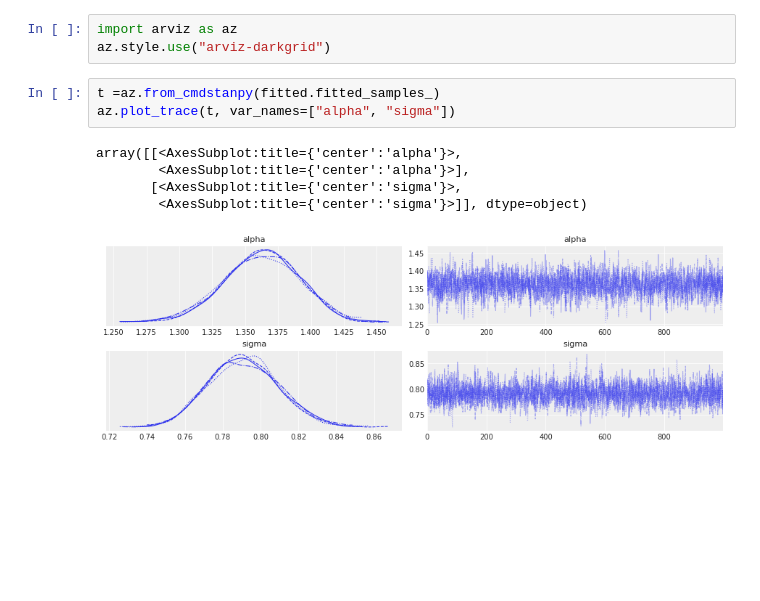
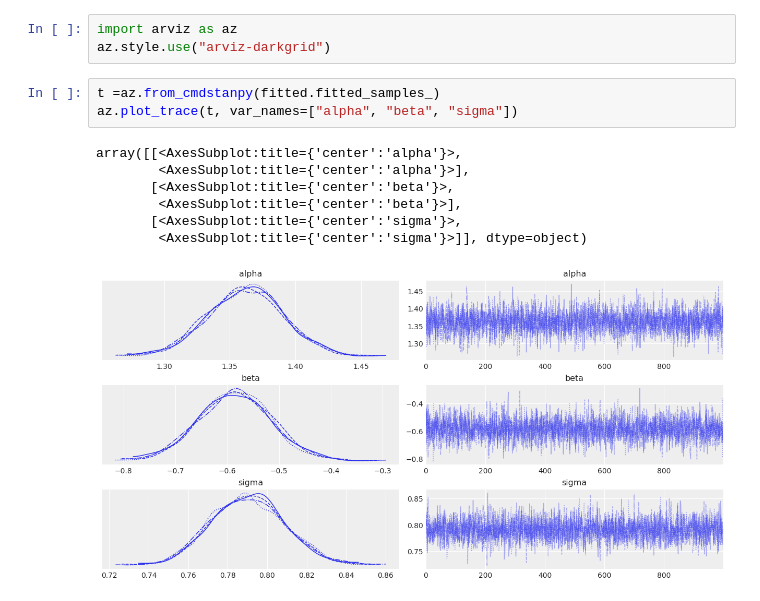
Before and after one commit to WardBrian/scikit-stan, a Jupyter notebook: docs/examples/Hyperparameter Optimization.ipynb, the cells around one changed output. Drawn from its saved outputs; the diff is of its cells as text; blank space fills up the shorter version.

```diff
--- a/docs/examples/Hyperparameter Optimization.ipynb
+++ b/docs/examples/Hyperparameter Optimization.ipynb
@@ -308,10 +296,12 @@ import arviz as az
 az.style.use("arviz-darkgrid")
 # %%
 t =az.from_cmdstanpy(fitted.fitted_samples_)
-az.plot_trace(t, var_names=["alpha", "sigma"])
+az.plot_trace(t, var_names=["alpha", "beta", "sigma"])
 # %% [output]
 array([[<AxesSubplot:title={'center':'alpha'}>,
         <AxesSubplot:title={'center':'alpha'}>],
+       [<AxesSubplot:title={'center':'beta'}>,
+        <AxesSubplot:title={'center':'beta'}>],
        [<AxesSubplot:title={'center':'sigma'}>,
         <AxesSubplot:title={'center':'sigma'}>]], dtype=object)
-[figure, old version]
+[figure, new version]
```
Also changed, not shown: parts of 4 cells of this notebook, 35 other files.
